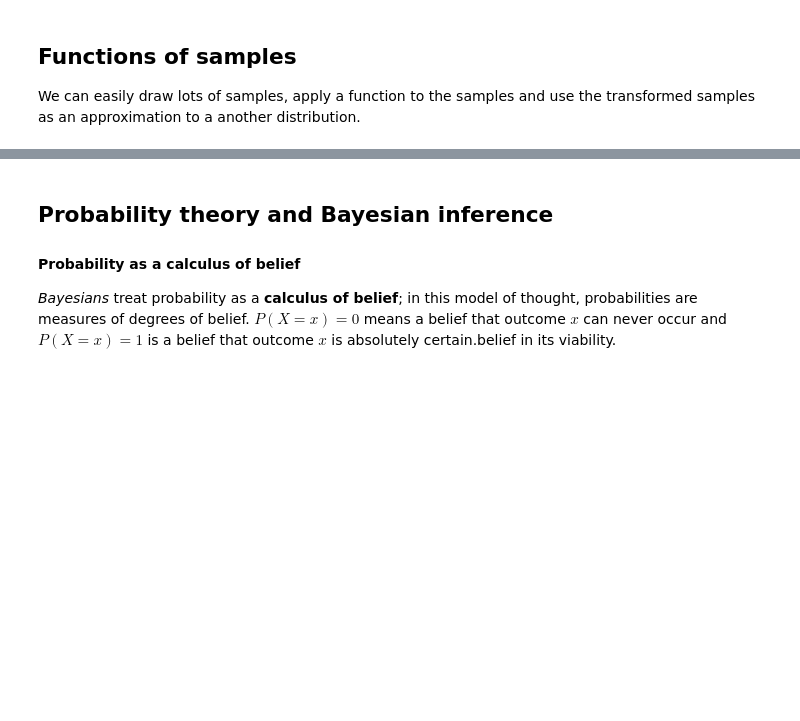
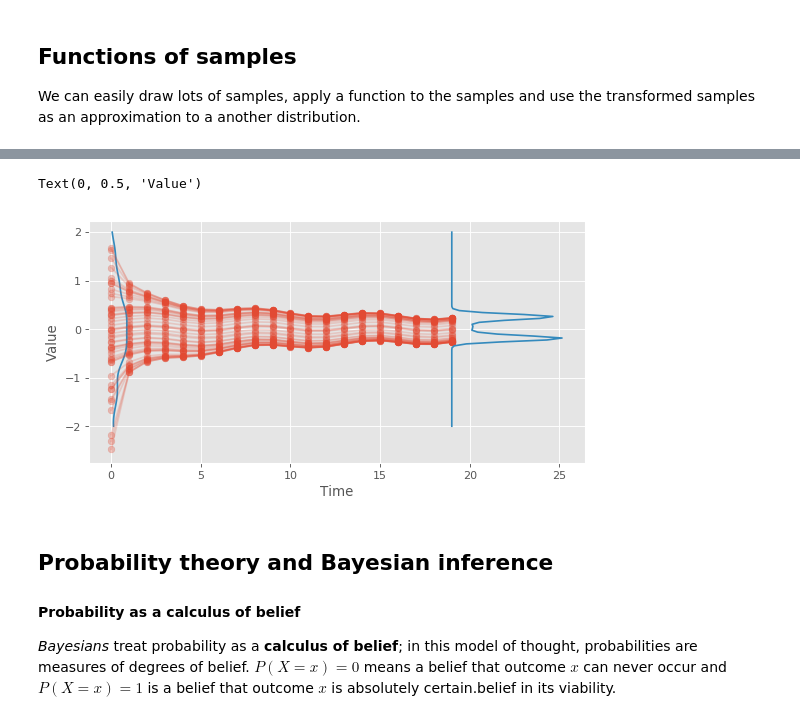
Before and after one commit to johnhw/chi_course_2019, a Jupyter notebook: 01_intro_to_bayesian_methods/Introduction_to_Bayesian_Methods_in_HCI.ipynb, the cells around one changed output, grey strips where cells are left out. Saved outputs shown, nothing was run; the diff lists cells and outputs as text; code cells hidden in the pictures; blank space fills up the shorter version.

```diff
--- a/01_intro_to_bayesian_methods/Introduction_to_Bayesian_Methods_in_HCI.ipynb
+++ b/01_intro_to_bayesian_methods/Introduction_to_Bayesian_Methods_in_HCI.ipynb
@@ -403,7 +403,7 @@ The use of **samples** to approximate distributions will be central to the appro
 We can easily draw lots of samples, apply a function to the samples and use the transformed samples as an approximation to a another distribution.
 # %%
 # initial distribution
-samples = np.random.beta(0.8, 1.0, 50)*4-1
+samples = np.random.normal(0, 1.0, 50)
 
 fig = plt.figure()
 ax = fig.add_subplot(1,1,1)
@@ -412,6 +412,13 @@ ax = fig.add_subplot(1,1,1)
 # of values
 def f(x, t):
     return np.tanh(x * 1.05)*0.95 + 0.05*np.cos(t)
+
+def plot_kde(data, x, scale=1):
+    kde = scipy.stats.gaussian_kde(data,bw_method=0.25)
+    ys = np.linspace(-2, 2, 100)
+    plt.plot(kde(ys)*scale+x, ys, color='C1')
+
+plot_kde(samples,0,scale=2)
 
 
 last_samples = None
@@ -424,6 +431,9 @@ for i in range(20):
 
     last_samples = samples
     samples = f(samples, i)
-    ax.set_xlabel("Time")
-    ax.set_ylabel("Value")
+
+plot_kde(samples,19,scale=2)
+
+ax.set_xlabel("Time")
+ax.set_ylabel("Value")
 # %% [output]
@@ -432,3 +440,5 @@ for i in range(20):
+Text(0, 0.5, 'Value')
+[figure, added]
 # %% [markdown]
 <a id="bayesian"> </a>
 ## Probability theory and Bayesian inference
```
Also changed, not shown: parts of 13 cells of this notebook, 1 other file.
